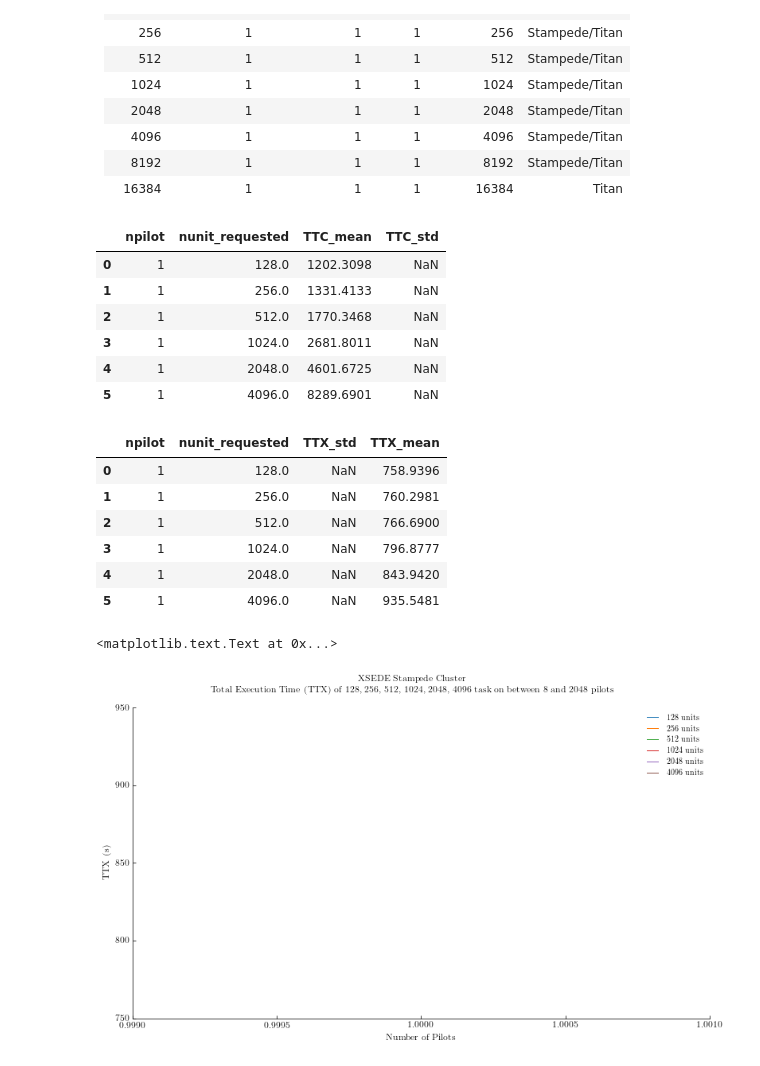
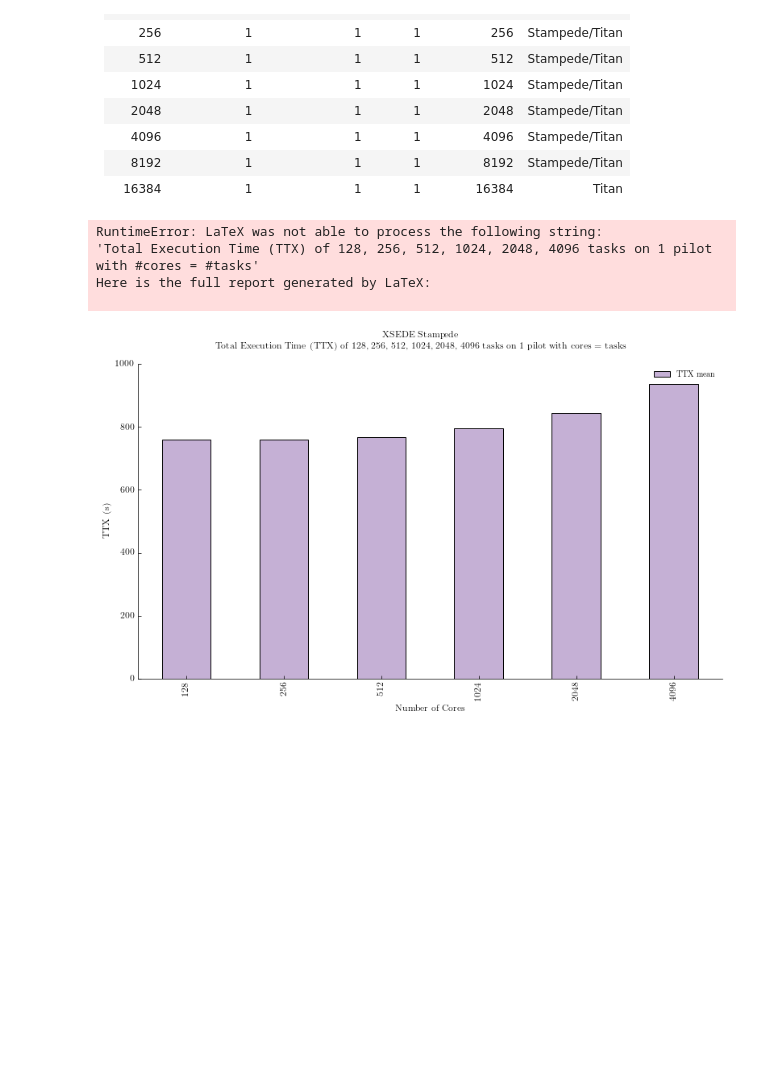
Before and after one commit to radical-experiments/rp-paper, a Jupyter notebook: analysis/rp_paper_experiments.ipynb, the cells around one changed output. Saved outputs shown, nothing was run; the diff lists cells and outputs as text; code cells hidden in the pictures; blank space fills up the shorter version.

Commit message:
Plot: TTX for stampede

```diff
--- a/analysis/rp_paper_experiments.ipynb
+++ b/analysis/rp_paper_experiments.ipynb
@@ -206,61 +202,32 @@ i * mean execution time of 3 task * number of generations
 | 16384   | 1           | 1             | 1       | 16384        | Titan          |
 # %%
 fig, ax = fig_setup()
-title_head = 'XSEDE Stampede Cluster'
-title_desc = 'Total Execution Time (TTX) of 128, 256, 512, 1024, 2048, 4096 task on 1 pilot with between 8 and 2048 pilots'
+title_head = 'XSEDE Stampede'
+title_desc = 'Total Execution Time (TTX) of 128, 256, 512, 1024, 2048, 4096 tasks on 1 pilot with \#cores = \#tasks'
 title = '%s\n%s' % (title_head, title_desc)
 fig.suptitle(title)
 
-ttx = sessions[
-    ['npilot','U_AGENT_EXECUTING','nunit_requested']].groupby(
-        ['npilot','nunit_requested']).aggregate(
-            {'U_AGENT_EXECUTING':{'TTX_mean':'mean','TTX_std':'std'}})
+ttx = sessions[['ncore','U_AGENT_EXECUTING']].groupby(['ncore']).aggregate(
+            {'U_AGENT_EXECUTING':{'TTX mean':'mean','TTX std':'std'}})
 ttx.columns = ttx.columns.droplevel(0)
 ttx = ttx.reset_index()
 
-display(ttc)
-display(ttx)
+#display(ttx)
 
-#display(ttc)
-colors=[tableau20[0] , tableau20[2] , tableau20[4] , tableau20[6] ,
-        tableau20[8] , tableau20[10], tableau20[12], tableau20[14],
-        tableau20[16], tableau20[18], tableau20[20], tableau20[1] ,
-        tableau20[3] , tableau20[5] , tableau20[7] , tableau20[9] ,
-        tableau20[11], tableau20[13], tableau20[15], tableau20[17],
-        tableau20[19]]
+ttx.plot.bar(x='ncore',
+             y='TTX mean',
+             # yerr='TTX std',
+             # label=str(int(nu))+' units',
+             color=tableau20[9],
+             ax=ax)
 
-nus = ttc['nunit_requested'].unique()
-nus.sort()
-
-for nu in nus:
-    ttx.loc[ttx['nunit_requested']==nu].plot(x='npilot', y='TTX_mean', yerr='TTX_std',
-                                             label=str(int(nu))+' units',
-                                             color=colors.pop(0),
-                                             ax=ax)
-
-# plt.axhline(43200, color='r', linestyle='dashed', linewidth=1, label='12 hours')
-
-# ax.set_xscale('log', basex=2)
-# ax.set_yscale('log', basey=2)
-# ax.set_xlim((2**2, 2**12))
-ax.set_xlabel('Number of Pilots')
+ax.set_xlabel('Number of Cores')
 ax.set_ylabel('TTX (s)')
 
-# plt.savefig('figures/osg_ttx_pilots.pdf', dpi=600, bbox_inches='tight')
+plt.savefig('figures/stampede_ttx.pdf', dpi=600, bbox_inches='tight')
 # %% [output]
-|  | npilot | nunit_requested | TTC_mean | TTC_std |
-| 0 | 1 | 128.0 | 1202.3098 | NaN |
-| 1 | 1 | 256.0 | 1331.4133 | NaN |
-| 2 | 1 | 512.0 | 1770.3468 | NaN |
-| 3 | 1 | 1024.0 | 2681.8011 | NaN |
-| 4 | 1 | 2048.0 | 4601.6725 | NaN |
-| 5 | 1 | 4096.0 | 8289.6901 | NaN |
-|  | npilot | nunit_requested | TTX_std | TTX_mean |
-| 0 | 1 | 128.0 | NaN | 758.9396 |
-| 1 | 1 | 256.0 | NaN | 760.2981 |
-| 2 | 1 | 512.0 | NaN | 766.6900 |
-| 3 | 1 | 1024.0 | NaN | 796.8777 |
-| 4 | 1 | 2048.0 | NaN | 843.9420 |
-| 5 | 1 | 4096.0 | NaN | 935.5481 |
-<matplotlib.text.Text at 0x...>
+RuntimeError: LaTeX was not able to process the following string:
+'Total Execution Time (TTX) of 128, 256, 512, 1024, 2048, 4096 tasks on 1 pilot with #cores = #tasks'
+Here is the full report generated by LaTeX:
+
-[figure, old version]
+[figure, new version]
```
Also changed, not shown: parts of 3 cells of this notebook, 2 other files.
